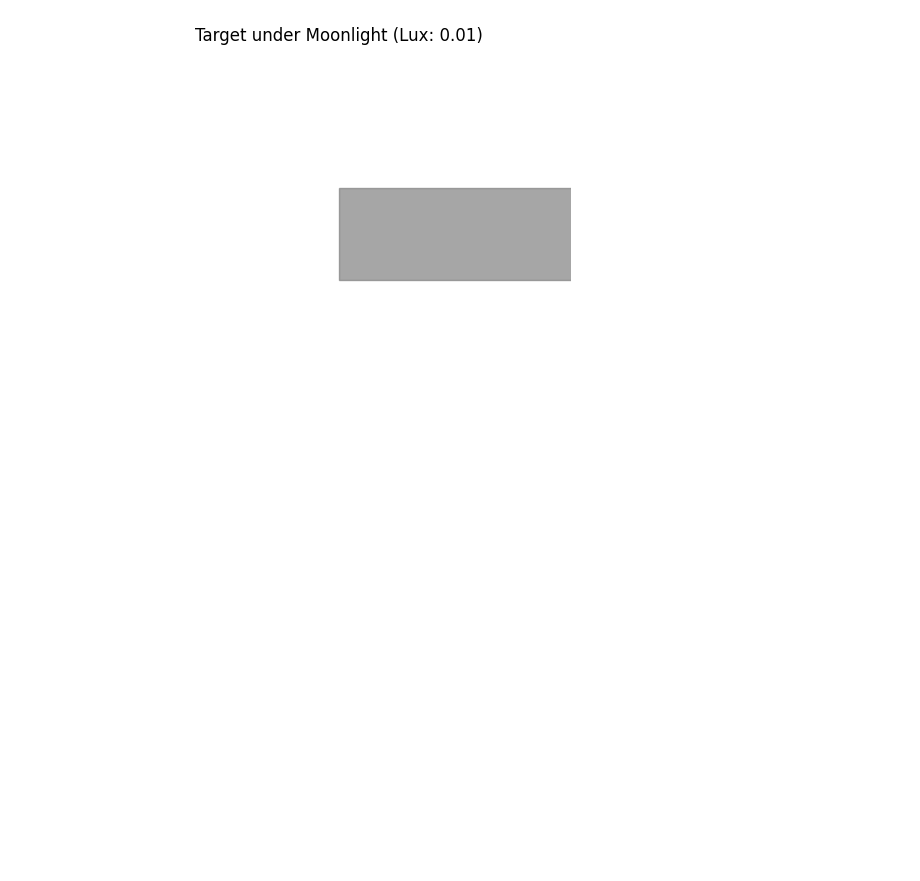
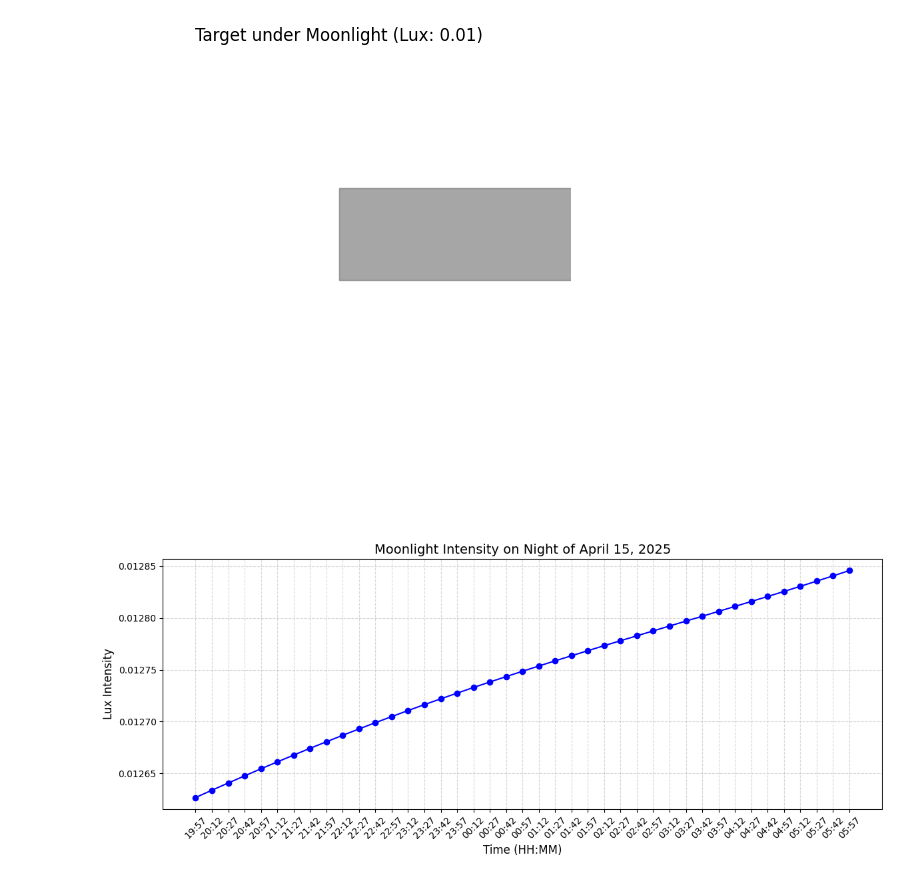
Before and after one commit to laurenpeddle/Airbus-Project, a Jupyter notebook: Jupyter_Notebooks/Project_Code.ipynb, the cells around one changed output. Drawn from its saved outputs; the diff is of its cells as text; code cells hidden in the pictures; blank space fills up the shorter version.

Commit message:
plotted graphs

```diff
--- a/Jupyter_Notebooks/Project_Code.ipynb
+++ b/Jupyter_Notebooks/Project_Code.ipynb
@@ -134,3 +135,49 @@ plt.axis("off")
 plt.show()
 # %% [output]
 [figure]
+# %%
+# Code for plotting graph of light intentisuty vs time of night on date chosen(15th april 2025)
+# nightime hours are 7:57 pm until 6:04 am the following day
+
+# time range
+start_time = datetime(2025, 4, 15, 19, 57)  # 7:57 PM
+end_time = datetime(2025, 4, 16, 6, 4)      # 6:04 AM
+
+# 15-minute intervals
+interval_minutes = 15
+num_points = int((end_time - start_time).total_seconds() / 60 // interval_minutes)
+
+time_steps = [start_time + timedelta(minutes=i * interval_minutes) for i in range(num_points + 1)]
+
+lux_values = []
+time_labels = []
+
+for time_point in time_steps:
+    t = ts.utc(time_point.year, time_point.month, time_point.day,
+               time_point.hour, time_point.minute, time_point.second)
+
+    moon_pos = astro_position.at(t).observe(moon).apparent()
+    sun_pos = astro_position.at(t).observe(sun).apparent()
+
+    phase_angle = moon_pos.separation_from(sun_pos)
+    fractional_illumination = (1 + np.cos(np.radians(phase_angle.degrees))) / 2
+    lux = calculate_lux_intensity(fractional_illumination)
+
+    lux_values.append(lux)
+    time_labels.append(time_point.strftime("%H:%M"))
+
+
+
+import matplotlib.pyplot as plt
+
+plt.figure(figsize=(12, 5))
+plt.plot(time_labels, lux_values, marker='o', linestyle='-', color='blue')
+plt.title("Moonlight Intensity on Night of April 15, 2025", fontsize=14)
+plt.xlabel("Time (HH:MM)", fontsize=12)
+plt.ylabel("Lux Intensity", fontsize=12)
+plt.grid(True, linestyle='--', alpha=0.5)
+plt.xticks(rotation=45)
+plt.tight_layout()
+plt.show()
+# %% [output]
+[figure, added]
```
Also changed, not shown: parts of 6 cells of this notebook, 4 other files.
